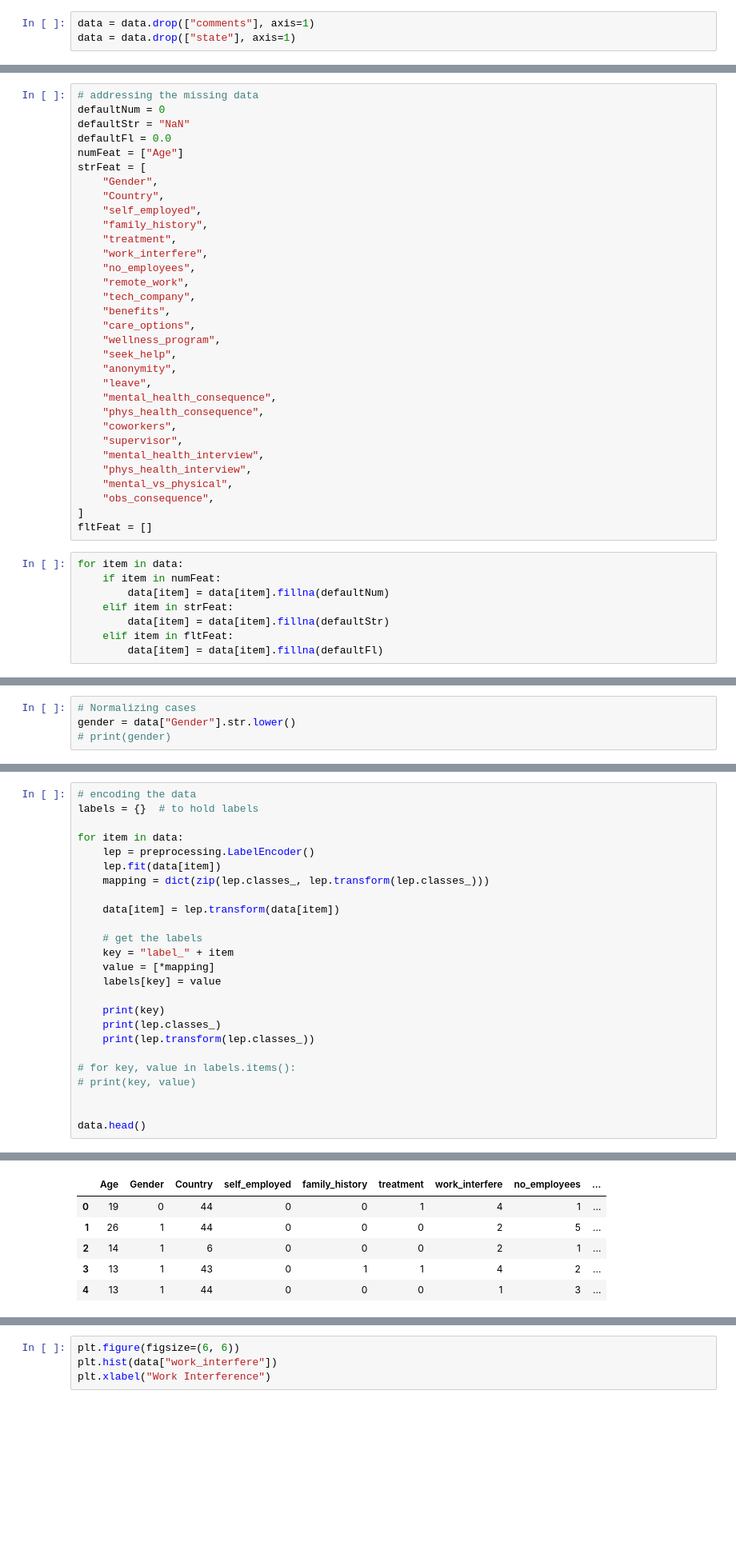
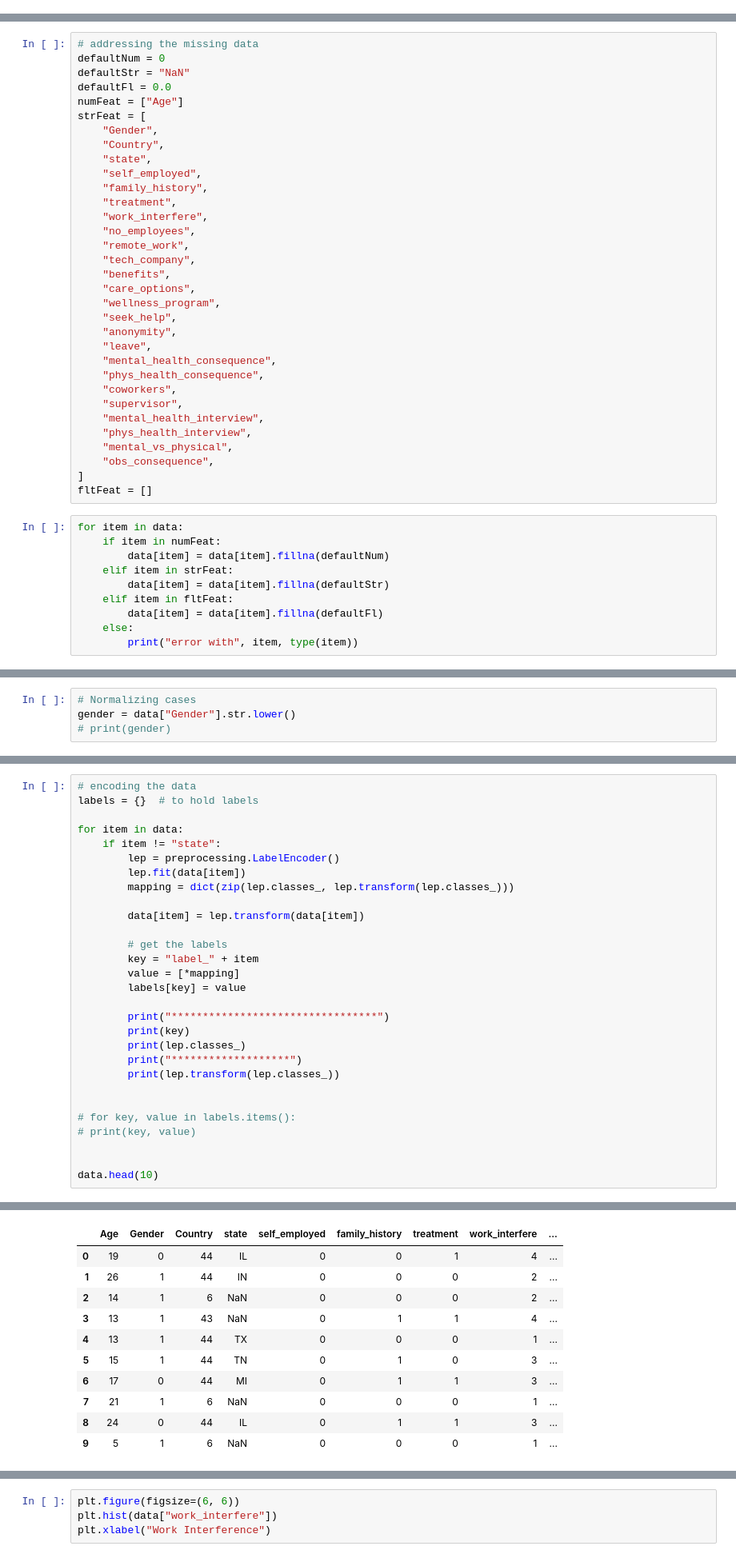
Before and after one commit to ml-en-action/kaggle-mental-health-in-tech-survey, a Jupyter notebook: Mental_Health.ipynb, the cells around one changed output, grey strips where cells are left out. Shown at 80% size. Cells and saved outputs as stored; diff of their text form; blank space fills up the shorter version.

```diff
--- a/Mental_Health.ipynb
+++ b/Mental_Health.ipynb
@@ -58,3 +105,0 @@ data = data.drop(["Timestamp"], axis=1)
-# %%
-data = data.drop(["comments"], axis=1)
-data = data.drop(["state"], axis=1)
@@ -73,6 +116,7 @@ numFeat = ["Age"]
 strFeat = [
     "Gender",
     "Country",
+    "state",
     "self_employed",
     "family_history",
     "treatment",
@@ -104,6 +148,8 @@ for item in data:
         data[item] = data[item].fillna(defaultStr)
     elif item in fltFeat:
         data[item] = data[item].fillna(defaultFl)
+    else:
+        print("error with", item, type(item))
 # %%
 data.head(5)
 # %% [output]
@@ -308,24 +355,28 @@ Categories (4, object): ['0-20' < '21-30' < '31-65' < '66-100']
 labels = {}  # to hold labels
 
 for item in data:
-    lep = preprocessing.LabelEncoder()
-    lep.fit(data[item])
-    mapping = dict(zip(lep.classes_, lep.transform(lep.classes_)))
+    if item != "state":
+        lep = preprocessing.LabelEncoder()
+        lep.fit(data[item])
+        mapping = dict(zip(lep.classes_, lep.transform(lep.classes_)))
 
-    data[item] = lep.transform(data[item])
+        data[item] = lep.transform(data[item])
 
-    # get the labels
-    key = "label_" + item
-    value = [*mapping]
-    labels[key] = value
+        # get the labels
+        key = "label_" + item
+        value = [*mapping]
+        labels[key] = value
 
-    print(key)
-    print(lep.classes_)
-    print(lep.transform(lep.classes_))
+        print("*********************************")
+        print(key)
+        print(lep.classes_)
+        print("*******************")
+        print(lep.transform(lep.classes_))
+
 
 # for key, value in labels.items():
 # print(key, value)
 
 
-data.head()
+data.head(10)
 # %% [output]
@@ -348,7 +399,12 @@ label_Age_range
 [0 1 2 3]
-|  | Age | Gender | Country | self_employed | family_history | treatment | work_interfere | no_employees | ... |
-| 0 | 19 | 0 | 44 | 0 | 0 | 1 | 4 | 1 | ... |
-| 1 | 26 | 1 | 44 | 0 | 0 | 0 | 2 | 5 | ... |
-| 2 | 14 | 1 | 6 | 0 | 0 | 0 | 2 | 1 | ... |
-| 3 | 13 | 1 | 43 | 0 | 1 | 1 | 4 | 2 | ... |
-| 4 | 13 | 1 | 44 | 0 | 0 | 0 | 1 | 3 | ... |
+|  | Age | Gender | Country | state | self_employed | family_history | treatment | work_interfere | ... |
+| 0 | 19 | 0 | 44 | IL | 0 | 0 | 1 | 4 | ... |
+| 1 | 26 | 1 | 44 | IN | 0 | 0 | 0 | 2 | ... |
+| 2 | 14 | 1 | 6 | NaN | 0 | 0 | 0 | 2 | ... |
+| 3 | 13 | 1 | 43 | NaN | 0 | 1 | 1 | 4 | ... |
+| 4 | 13 | 1 | 44 | TX | 0 | 0 | 0 | 1 | ... |
+| 5 | 15 | 1 | 44 | TN | 0 | 1 | 0 | 3 | ... |
+| 6 | 17 | 0 | 44 | MI | 0 | 1 | 1 | 3 | ... |
+| 7 | 21 | 1 | 6 | NaN | 0 | 0 | 0 | 1 | ... |
+| 8 | 24 | 0 | 44 | IL | 0 | 1 | 1 | 3 | ... |
+| 9 | 5 | 1 | 6 | NaN | 0 | 0 | 0 | 1 | ... |
```
Also changed, not shown: parts of 29 cells of this notebook.
